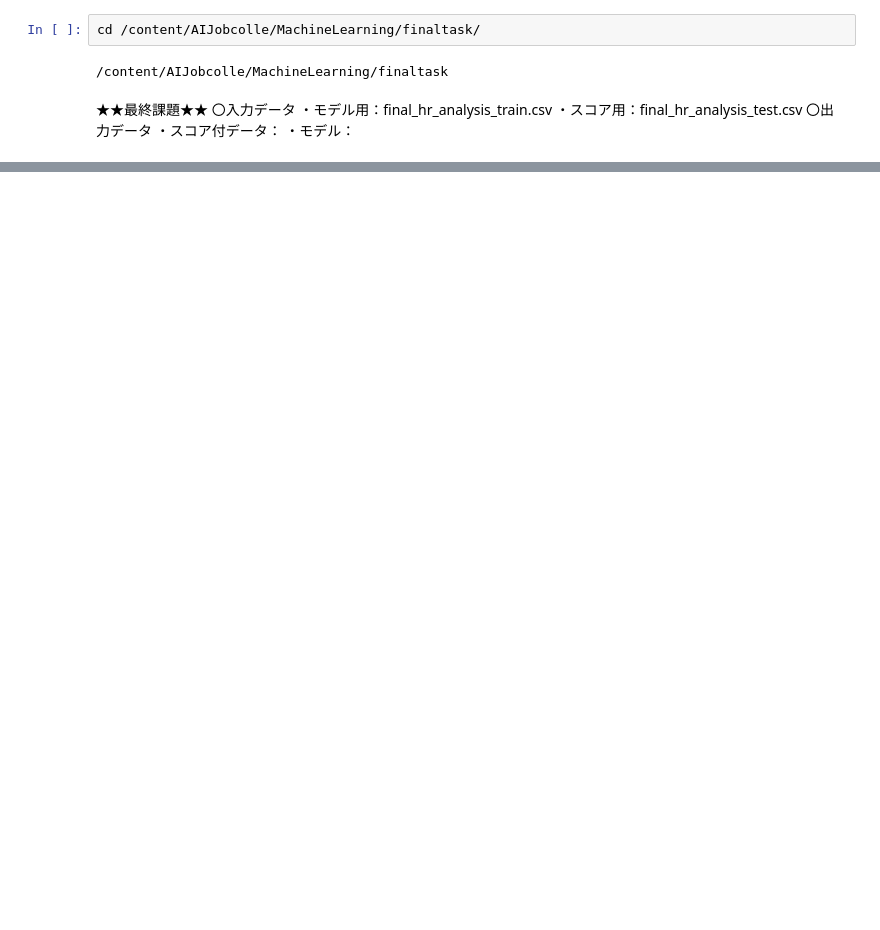
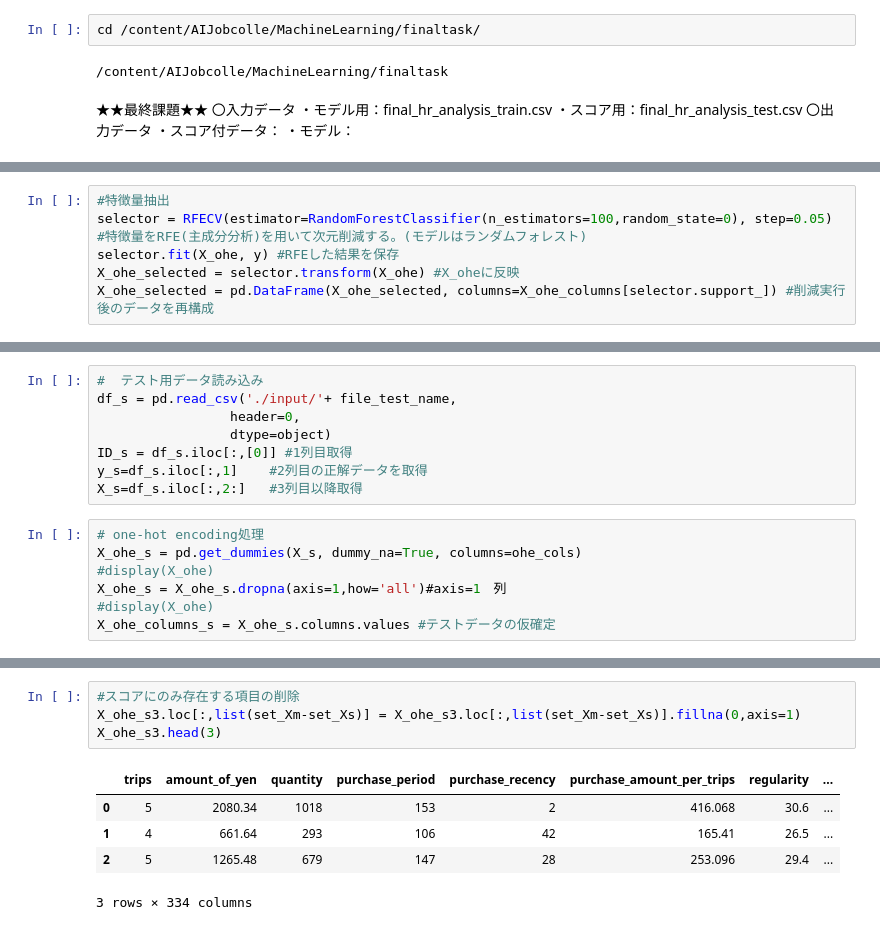
Before and after one commit to saiku122/AIJobcolle, a Jupyter notebook: MachineLearning/finaltask/LatstTask.ipynb, the cells around one changed output, grey strips where cells are left out. Drawn from its saved outputs; the diff is of its cells as text; blank space fills up the shorter version.

```diff
--- a/MachineLearning/finaltask/LatstTask.ipynb
+++ b/MachineLearning/finaltask/LatstTask.ipynb
@@ -61,0 +64,6 @@ df
+# %%
+#特徴量抽出
+selector = RFECV(estimator=RandomForestClassifier(n_estimators=100,random_state=0), step=0.05) #特徴量をRFE(主成分分析)を用いて次元削減する。(モデルはランダムフォレスト)
+selector.fit(X_ohe, y) #RFEした結果を保存
+X_ohe_selected = selector.transform(X_ohe) #X_oheに反映
+X_ohe_selected = pd.DataFrame(X_ohe_selected, columns=X_ohe_columns[selector.support_]) #削減実行後のデータを再構成
@@ -61,0 +73,15 @@ df
+# %%
+#  テスト用データ読み込み
+df_s = pd.read_csv('./input/'+ file_test_name,
+                 header=0,
+                 dtype=object)
+ID_s = df_s.iloc[:,[0]] #1列目取得
+y_s=df_s.iloc[:,1]    #2列目の正解データを取得
+X_s=df_s.iloc[:,2:]   #3列目以降取得
+# %%
+# one-hot encoding処理
+X_ohe_s = pd.get_dummies(X_s, dummy_na=True, columns=ohe_cols)
+#display(X_ohe)
+X_ohe_s = X_ohe_s.dropna(axis=1,how='all')#axis=1　列
+#display(X_ohe)
+X_ohe_columns_s = X_ohe_s.columns.values #テストデータの仮確定
@@ -61,0 +119,10 @@ df
+# %%
+#スコアにのみ存在する項目の削除
+X_ohe_s3.loc[:,list(set_Xm-set_Xs)] = X_ohe_s3.loc[:,list(set_Xm-set_Xs)].fillna(0,axis=1)
+X_ohe_s3.head(3)
+# %% [output]
+|  | trips | amount_of_yen | quantity | purchase_period | purchase_recency | purchase_amount_per_trips | regularity | ... |
+| 0 | 5 | 2080.34 | 1018 | 153 | 2 | 416.068 | 30.6 | ... |
+| 1 | 4 | 661.64 | 293 | 106 | 42 | 165.41 | 26.5 | ... |
+| 2 | 5 | 1265.48 | 679 | 147 | 28 | 253.096 | 29.4 | ... |
+3 rows × 334 columns
```
Also changed, not shown: parts of 20 cells of this notebook.
